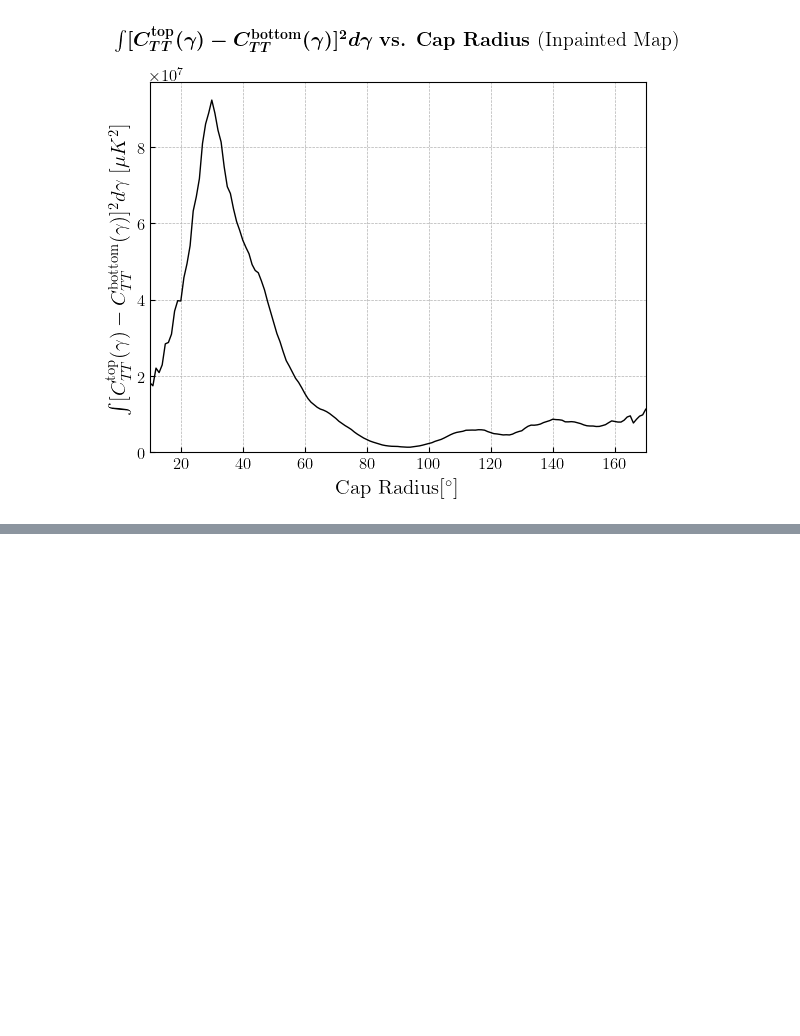
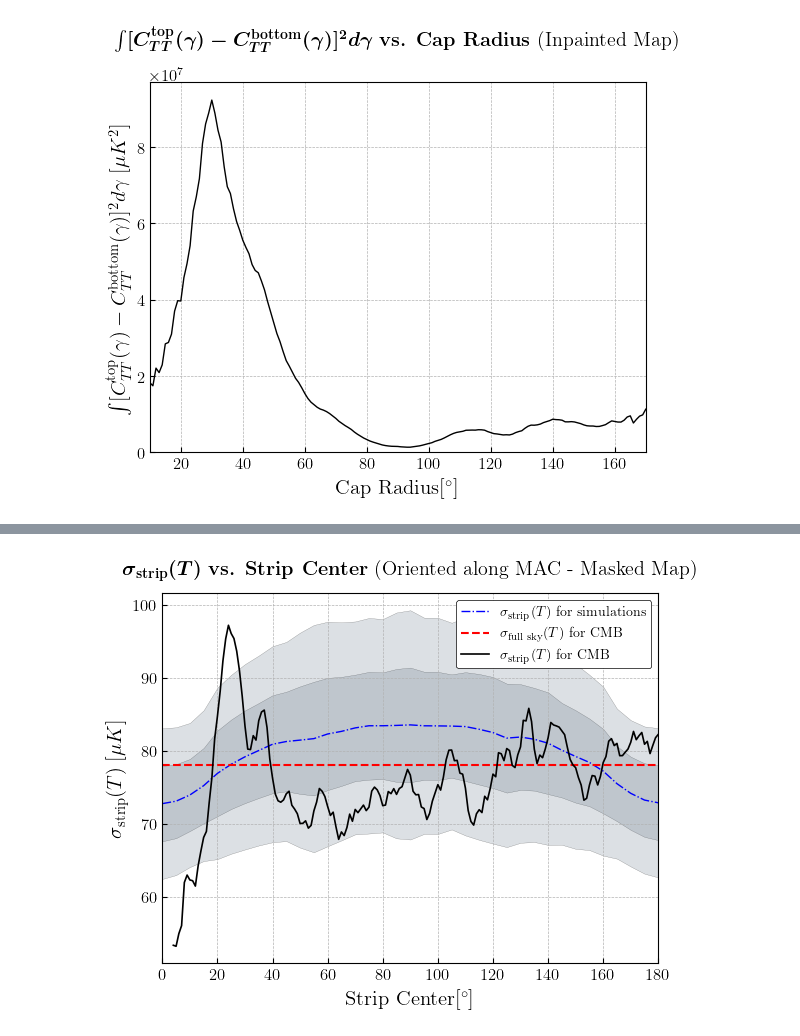
Before and after one commit to jamshidi3d/cmb_anomaly_detection, a Jupyter notebook: plotting.ipynb, the cells around one changed output, grey strips where cells are left out. Drawn from its saved outputs; the diff is of its cells as text; code cells hidden in the pictures; blank space fills up the shorter version.

```diff
--- a/plotting.ipynb
+++ b/plotting.ipynb
@@ -788,0 +844,51 @@ plt.show()
+# %%
+sims_internal_measure   = np.loadtxt('./output/sims_internal_masked_MAD_strip_std_measure.txt')
+sims_sampling_range     = np.loadtxt('./output/sims_internal_masked_MAD_strip_std_sampling_range.txt')
+cmb_measure             = np.loadtxt('./output/T_64_masked_20strip_std_result.txt')
+cmb_sampling_range      = np.loadtxt('./output/T_64_masked_20strip_std_measure_range.txt')
+# for full sky value
+cmb_cap_measure         = np.loadtxt('./output/T_64_inpainted_cap_std_result.txt')
+
+sim_mean = np.mean(sims_internal_measure, axis=0)
+sim_error   = np.std(sims_internal_measure, axis=0)
+
+with plt.style.context('bmh'):
+    fig, ax=plt.subplots()
+    # One sigma
+    fill_col  = (0.1, 0.2, 0.3, 0.15)
+    edge_col    = (0, 0, 0, 0.5)
+    ax.fill_between(sims_sampling_range, sim_mean - sim_error, sim_mean + sim_error,
+                    color = fill_col, linewidth = 0.2, edgecolor = edge_col, label='_nolegend_')
+    # Two sigmas
+    ax.fill_between(sims_sampling_range, sim_mean - sim_error * 2, sim_mean + sim_error * 2,
+                    color = fill_col, linewidth = 0.2, edgecolor = edge_col, label='_nolegend_')
+    # simulations
+    sim_mean = np.mean(sims_internal_measure, axis=0)
+    sim_error   = np.std(sims_internal_measure, axis=0)
+    ax.plot(sims_sampling_range, sim_mean,
+            color='blue', linestyle='-.', linewidth=1)
+    # Whole sky horizontal line
+    ax.hlines([cmb_cap_measure[-1]], 0, 180, colors=['r'], linestyles=['--'], linewidths=[1.5])
+    # CMB
+    ax.plot(cmb_sampling_range, cmb_measure, color='k', linewidth=1.2)
+
+    ax.set_xlabel(r'Strip Center[$^\circ$]',size=15)
+    measure_text = r'$\sigma_{\mathrm{strip}}(T)$'
+    ax.set_ylabel(measure_text + r'$\; [\mu K]$',size=15)
+    ax.set_title(r'\boldmath{{{}}}'.format(measure_text) + \
+                 r' \textbf{vs. Strip Center} (Oriented along MAC - Masked Map)',
+                 y = 1.03)
+    ax.set_xlim(xmin = 0, xmax = 180)
+    # ax.set_ylim(ymax = 110)
+    ax.legend([
+                r'$\sigma_{\mathrm{strip}}(T)$ for simulations',
+                r'$\sigma_{\mathrm{full \; sky}}(T)$ for CMB',
+                r'$\sigma_{\mathrm{strip}}(T)$ for CMB',
+            ])
+    ax.set_facecolor('white')
+    # Axis colors
+    for spine in ax.spines.keys(): ax.spines[spine].set_color('k')
+    custom_save_fig(fig, '64_masked_internal_MAC_errorband_std_20strip')
+plt.show()
+# %% [output]
+[figure, added]
```
Also changed, not shown: parts of 20 cells of this notebook, 8 other files.
